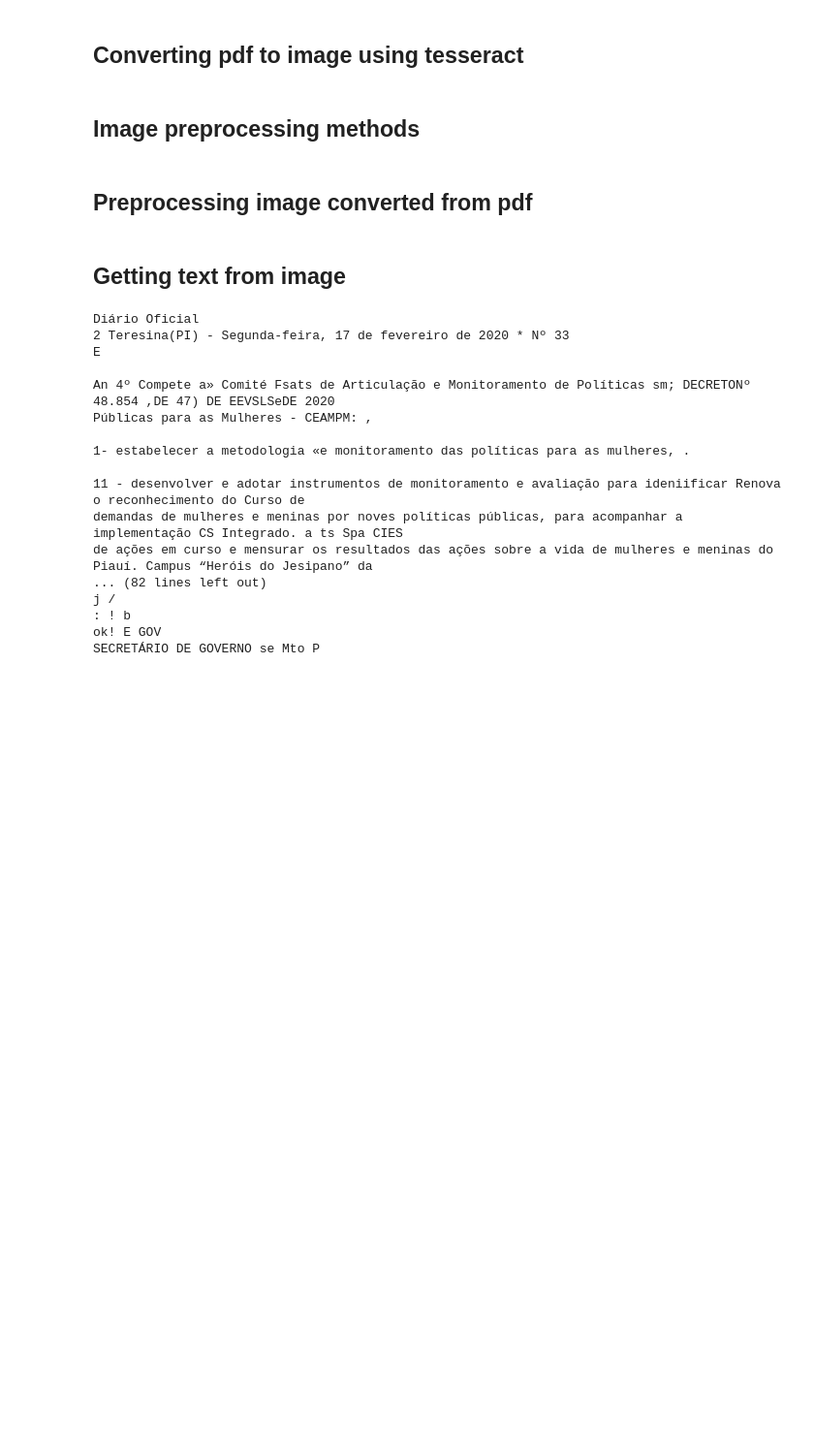
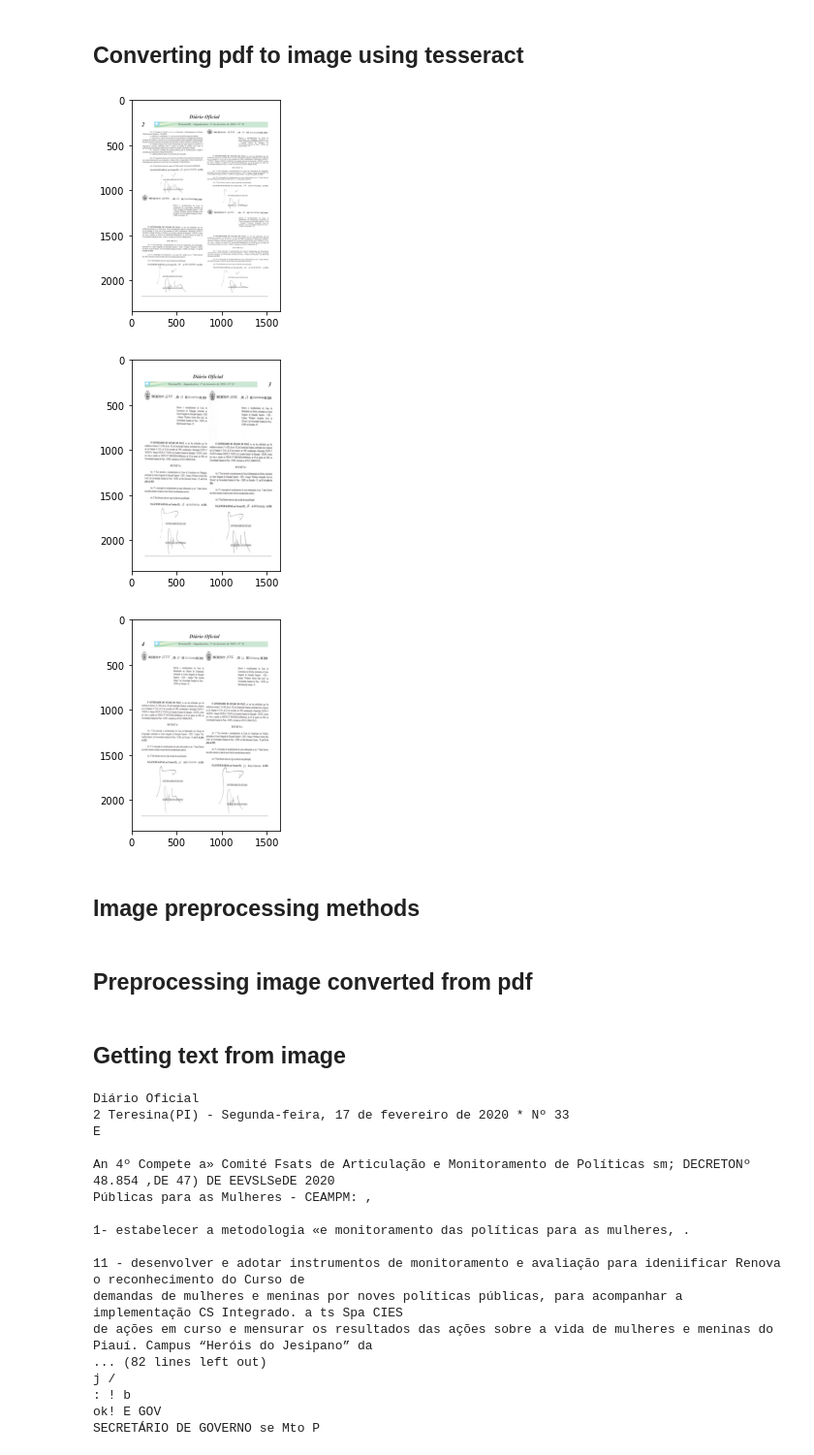
Before and after one commit to lps08/ocr_pdf_convert_to_text, a Jupyter notebook: ocr.ipynb, the cells around one changed output. Shown at 97% size. Saved outputs shown, nothing was run; the diff lists cells and outputs as text; code cells hidden in the pictures; blank space fills up the shorter version.

Commit message:
importing matplotlib to show pages

```diff
--- a/ocr.ipynb
+++ b/ocr.ipynb
@@ -8,9 +9,18 @@ import numpy as np
 # %%
 # configs to pytesseract
 CONFIG = r'--oem 3 --psm 6'
 
 # convert pdf to image
 pages = convert_from_path('./2020 - Reconhecimento Direito, Odontologia.pdf')
+
+# showing convert pages
+for page in pages:
+    plt.imshow(page)
+    plt.show()
+# %% [output]
+[figure, added]
+[figure, added]
+[figure, added]
 # %% [markdown]
 ## Image preprocessing methods
 # %%
```
Also changed, not shown: parts of 1 cell of this notebook.
